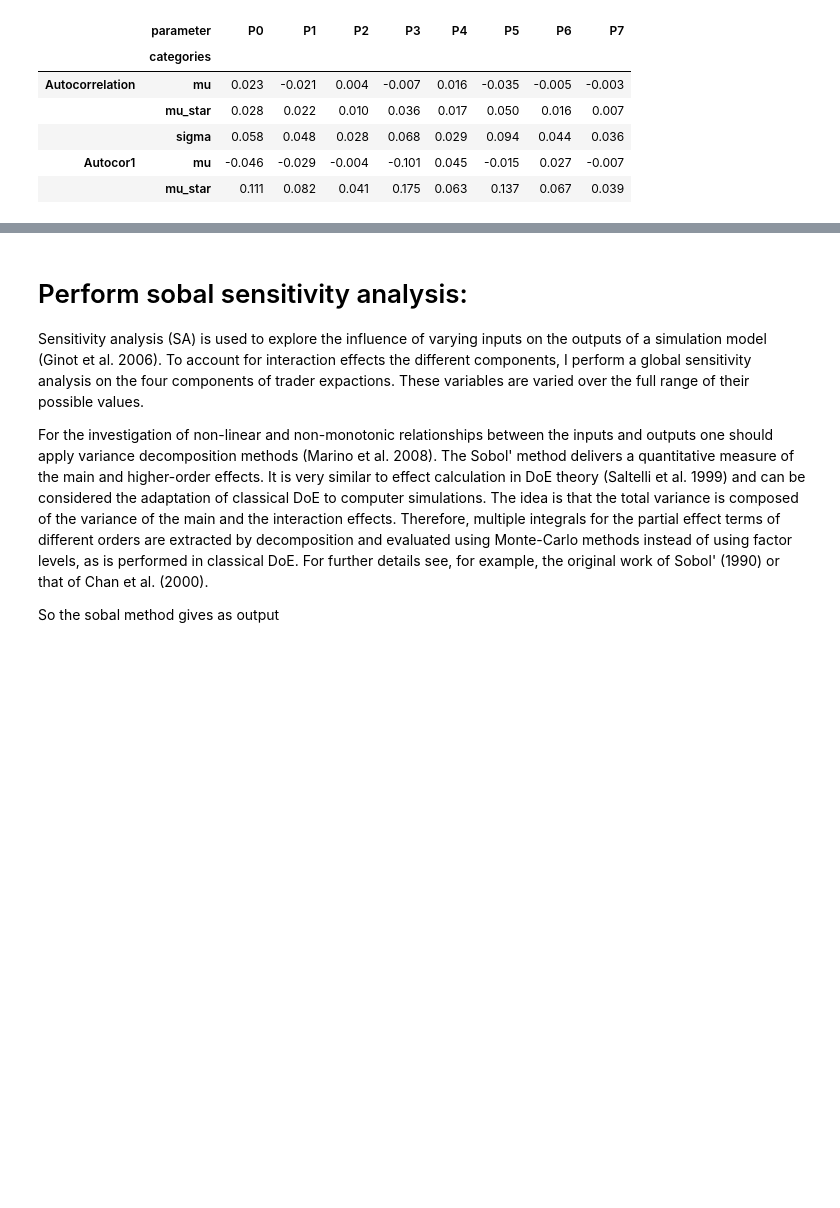
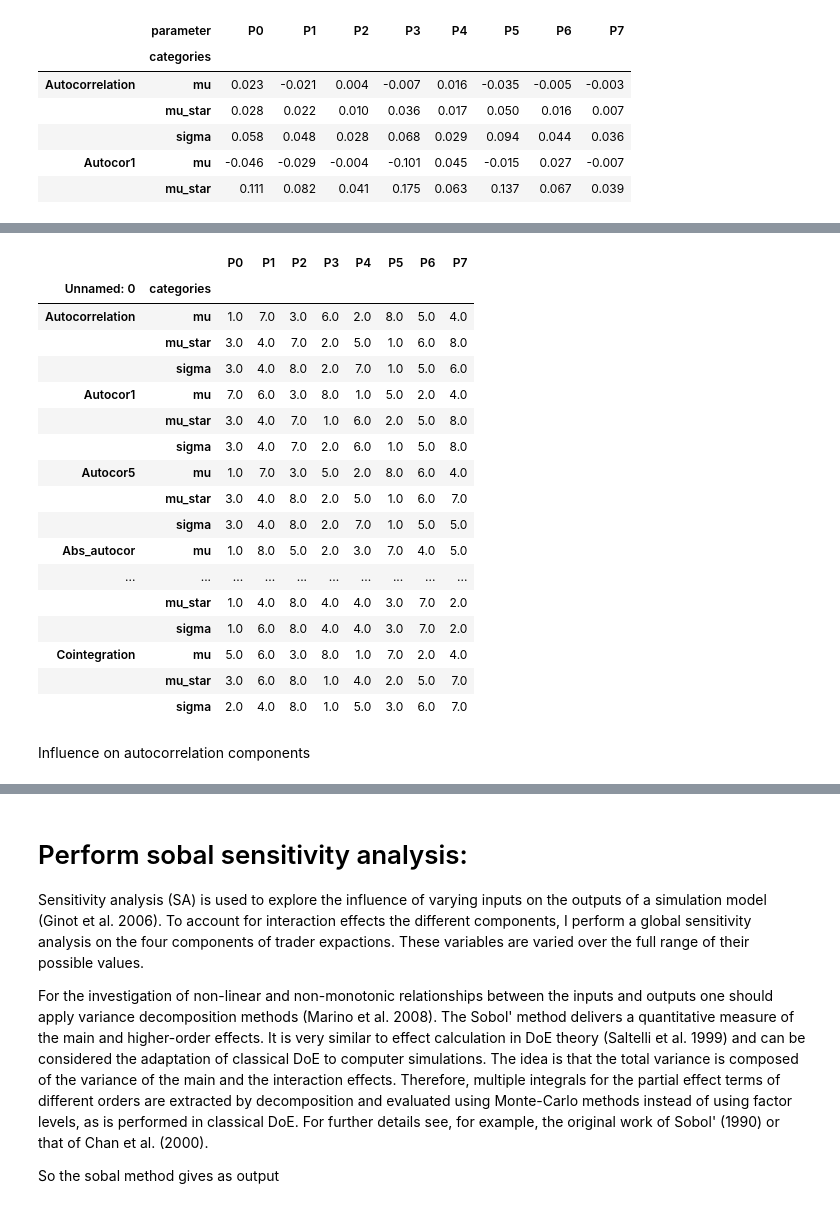
Before and after one commit to joerischasfoort/sim-fin-abm, a Jupyter notebook: sensitivity_analysis.ipynb, the cells around one changed output, grey strips where cells are left out. Cells and saved outputs as stored; diff of their text form; code cells hidden in the pictures; blank space fills up the shorter version.

Commit message:
morris_analysis_of_parameter_importance

```diff
--- a/sensitivity_analysis.ipynb
+++ b/sensitivity_analysis.ipynb
@@ -254,0 +227,30 @@ df
+# %%
+df = pd.read_csv('morris_results.csv' ,sep='&').set_index(['Unnamed: 0', 'categories'])
+# %%
+def to_rank(row):
+    """transform row to ranks"""
+    seq = sorted(row, reverse=True)
+    new_row = [seq.index(v) + 1 for v in row]
+    return new_row
+# %%
+for i in range(len(df)):
+    df.iloc[i] = to_rank(df.iloc[i])
+# %% [output]
+|  |  | P0 | P1 | P2 | P3 | P4 | P5 | P6 | P7 |
+| Unnamed: 0 | categories |  |  |  |  |  |  |  |  |
+| Autocorrelation | mu | 1.0 | 7.0 | 3.0 | 6.0 | 2.0 | 8.0 | 5.0 | 4.0 |
+|  | mu_star | 3.0 | 4.0 | 7.0 | 2.0 | 5.0 | 1.0 | 6.0 | 8.0 |
+|  | sigma | 3.0 | 4.0 | 8.0 | 2.0 | 7.0 | 1.0 | 5.0 | 6.0 |
+| Autocor1 | mu | 7.0 | 6.0 | 3.0 | 8.0 | 1.0 | 5.0 | 2.0 | 4.0 |
+|  | mu_star | 3.0 | 4.0 | 7.0 | 1.0 | 6.0 | 2.0 | 5.0 | 8.0 |
+|  | sigma | 3.0 | 4.0 | 7.0 | 2.0 | 6.0 | 1.0 | 5.0 | 8.0 |
+| Autocor5 | mu | 1.0 | 7.0 | 3.0 | 5.0 | 2.0 | 8.0 | 6.0 | 4.0 |
+|  | mu_star | 3.0 | 4.0 | 8.0 | 2.0 | 5.0 | 1.0 | 6.0 | 7.0 |
+|  | sigma | 3.0 | 4.0 | 8.0 | 2.0 | 7.0 | 1.0 | 5.0 | 5.0 |
+| Abs_autocor | mu | 1.0 | 8.0 | 5.0 | 2.0 | 3.0 | 7.0 | 4.0 | 5.0 |
+| ... | ... | ... | ... | ... | ... | ... | ... | ... | ... |
+|  | mu_star | 1.0 | 4.0 | 8.0 | 4.0 | 4.0 | 3.0 | 7.0 | 2.0 |
+|  | sigma | 1.0 | 6.0 | 8.0 | 4.0 | 4.0 | 3.0 | 7.0 | 2.0 |
+| Cointegration | mu | 5.0 | 6.0 | 3.0 | 8.0 | 1.0 | 7.0 | 2.0 | 4.0 |
+|  | mu_star | 3.0 | 6.0 | 8.0 | 1.0 | 4.0 | 2.0 | 5.0 | 7.0 |
+|  | sigma | 2.0 | 4.0 | 8.0 | 1.0 | 5.0 | 3.0 | 6.0 | 7.0 |
@@ -254,0 +259,2 @@ df
+# %% [markdown]
+Influence on autocorrelation components
```
Also changed, not shown: parts of 9 cells of this notebook, 1 other file.
